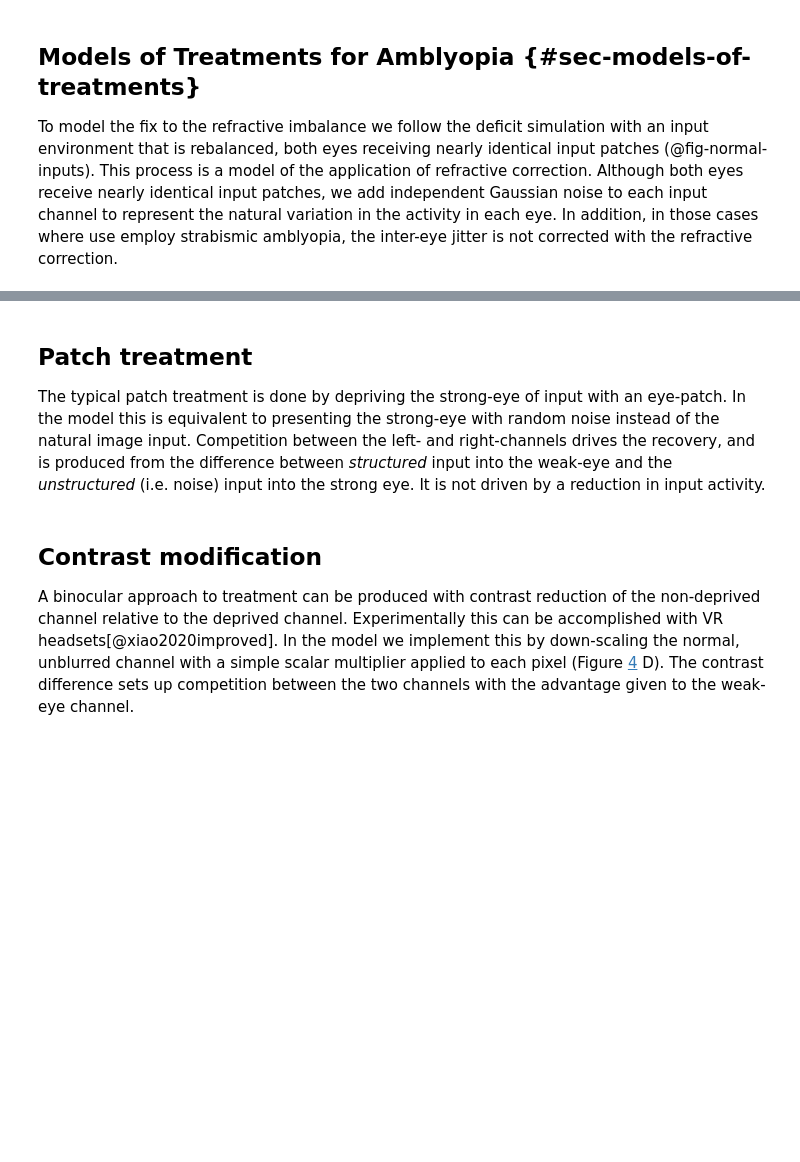
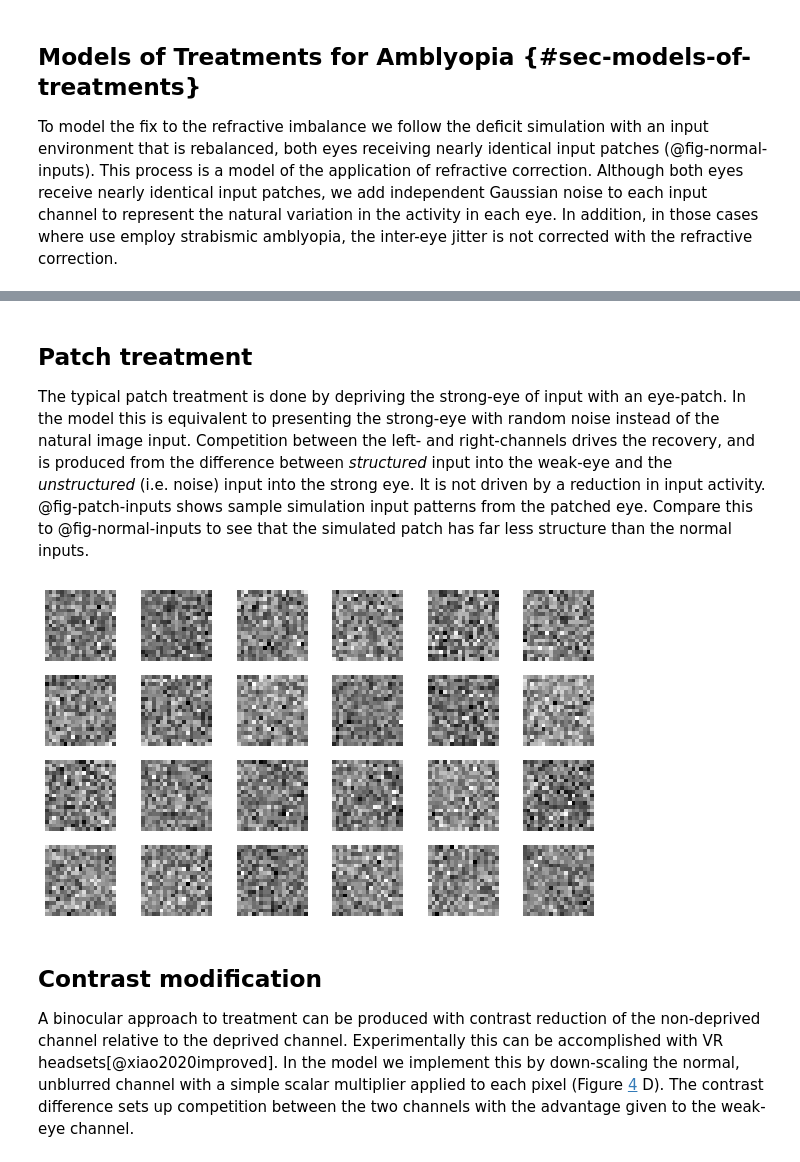
Before and after one commit to bblais/Amblyopia-Simulation, a Jupyter notebook: Treatment Models.ipynb, the cells around one changed output, grey strips where cells are left out. Cells and saved outputs as stored; diff of their text form; code cells hidden in the pictures; blank space fills up the shorter version.

Commit message:
treatments

```diff
--- a/Treatment Models.ipynb
+++ b/Treatment Models.ipynb
@@ -98,7 +83,22 @@ t,X=m.arrays()
 
 ## Patch treatment
 
-The typical patch treatment is done by depriving the strong-eye of input with an eye-patch.  In the model this is equivalent to presenting the strong-eye with random noise instead of the natural image input.  Competition between the left- and right-channels drives the recovery, and is produced from the difference between *structured* input into the weak-eye and the *unstructured* (i.e. noise) input into the strong eye.  It is not driven by a reduction in input activity.
+The typical patch treatment is done by depriving the strong-eye of input with an eye-patch.  In the model this is equivalent to presenting the strong-eye with random noise instead of the natural image input.  Competition between the left- and right-channels drives the recovery, and is produced from the difference between *structured* input into the weak-eye and the *unstructured* (i.e. noise) input into the strong eye.  It is not driven by a reduction in input activity.  @fig-patch-inputs shows sample simulation input patterns from the patched eye.  Compare this to @fig-normal-inputs to see that the simulated patch has far less structure than the normal inputs.
+# %%
+#| echo: false
+#| label: fig-patch-inputs
+#| fig-cap: A sample of 24 input patches from a patched visual environment.
+#|
+sim,X=get_input_patch_examples_treatment()
+ims=inputs_to_images2(X)
+figure(figsize=(10,6))
+for i in range(24):
+    im=ims[i]
+    subplot(4,6,i+1)
+    imshow(im,cmap=plt.cm.gray)
+    axis('off')
+# %% [output]
+[figure, added]
 # %% [markdown]
 
 
```
Also changed, not shown: parts of 8 cells of this notebook, 10 other files.
